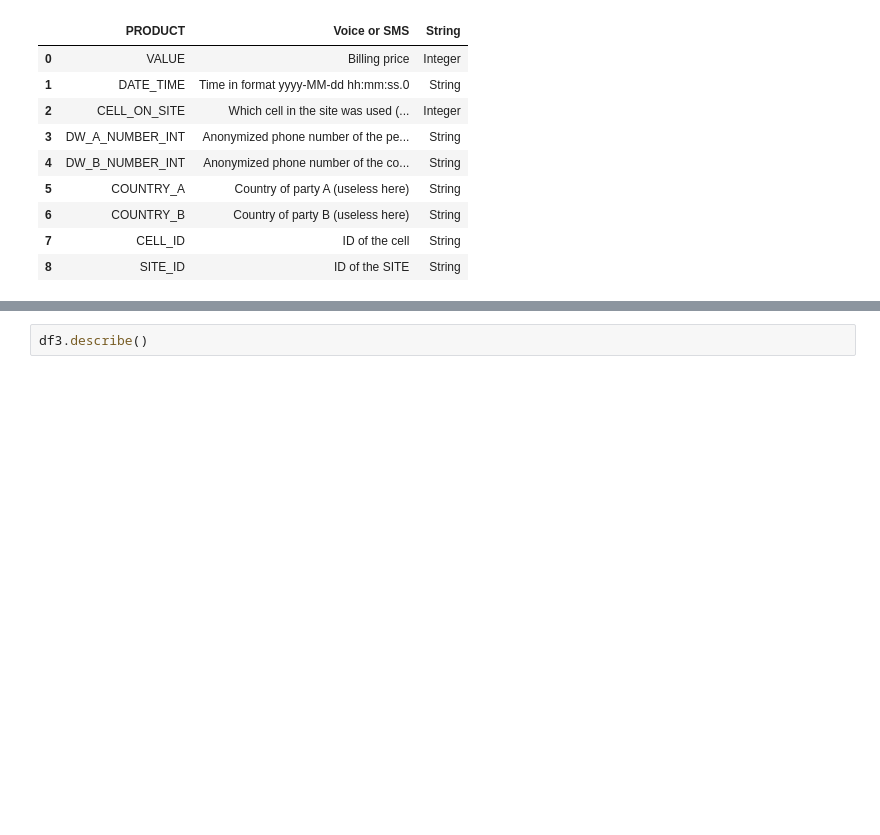
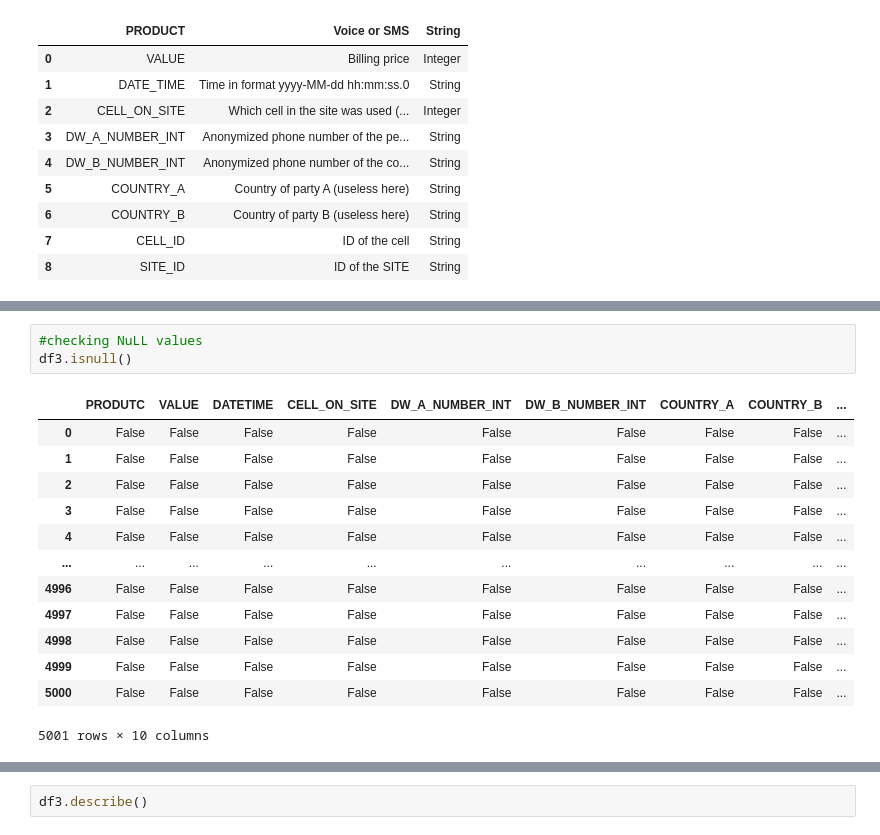
Before and after one commit to BrianMoringa/Week-3-IP-Submission-Brian-Onchweri-, a Jupyter notebook: Moringa_Data_Science_Prep_W3_Independent_Project_2022_07_Brian_Onchweri.ipynb, the cells around one changed output, grey strips where cells are left out. Drawn from its saved outputs; the diff is of its cells as text; blank space fills up the shorter version.

```diff
--- a/Moringa_Data_Science_Prep_W3_Independent_Project_2022_07_Brian_Onchweri.ipynb
+++ b/Moringa_Data_Science_Prep_W3_Independent_Project_2022_07_Brian_Onchweri.ipynb
@@ -141,3 +167,20 @@ df3.head(10)
 | 7 | Voice | 0 | 2012-05-06 23:08:03.0 | 5 | d717dee81c51389 | adde5afd9a67b10 | 19e2e | 19e2e | ... |
 | 8 | Voice | 0 | 2012-05-06 23:08:05.0 | 1 | 44522aefdc918a6 | 19e68e80103885e | 19e2e | 19e2e | ... |
 | 9 | sms | 0 | 2012-05-06 23:08:43.0 | 0 | 0763a571d24db64 | f773694c00c74d2 | 19e2e | 19e2e | ... |
+# %%
+#checking NuLL values
+df3.isnull()
+# %% [output]
+|  | PRODUTC | VALUE | DATETIME | CELL_ON_SITE | DW_A_NUMBER_INT | DW_B_NUMBER_INT | COUNTRY_A | COUNTRY_B | ... |
+| 0 | False | False | False | False | False | False | False | False | ... |
+| 1 | False | False | False | False | False | False | False | False | ... |
+| 2 | False | False | False | False | False | False | False | False | ... |
+| 3 | False | False | False | False | False | False | False | False | ... |
+| 4 | False | False | False | False | False | False | False | False | ... |
+| ... | ... | ... | ... | ... | ... | ... | ... | ... | ... |
+| 4996 | False | False | False | False | False | False | False | False | ... |
+| 4997 | False | False | False | False | False | False | False | False | ... |
+| 4998 | False | False | False | False | False | False | False | False | ... |
+| 4999 | False | False | False | False | False | False | False | False | ... |
+| 5000 | False | False | False | False | False | False | False | False | ... |
+5001 rows × 10 columns
```
Also changed, not shown: parts of 9 cells of this notebook.
